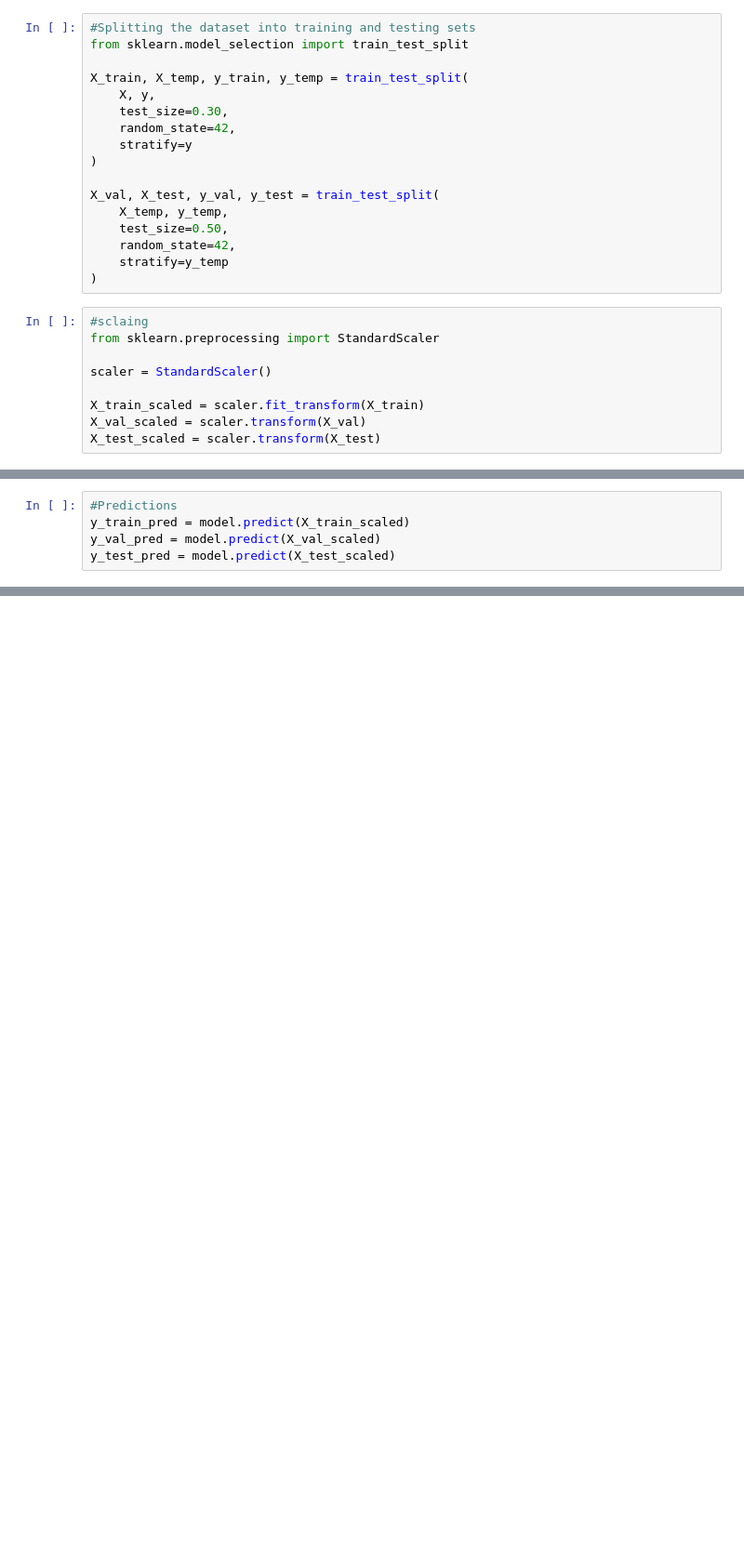
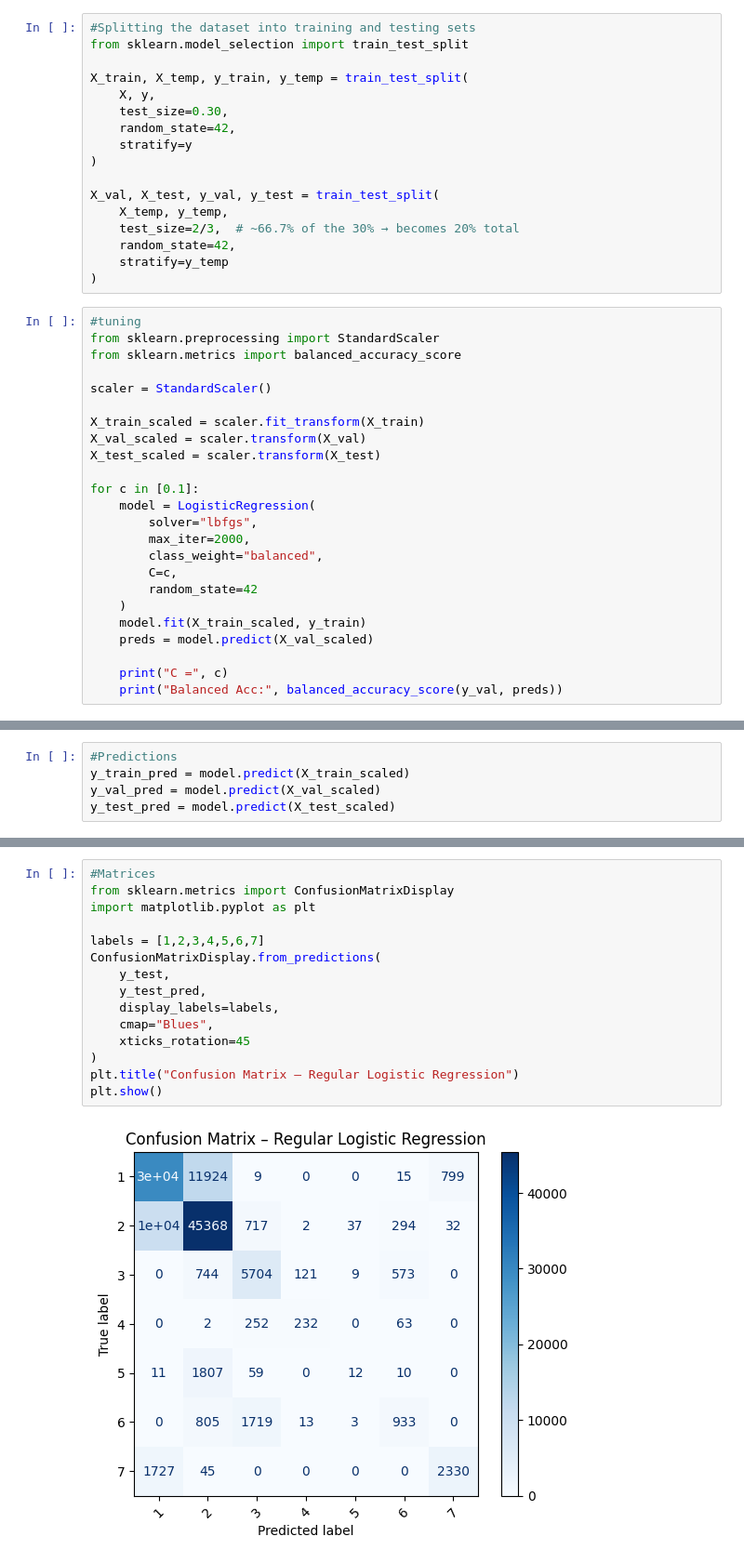
Before and after one commit to JumDum1101/ML_Project, a Jupyter notebook: logistic_regression.ipynb, the cells around one changed output, grey strips where cells are left out. Shown at 93% size. Cells and saved outputs as stored; diff of their text form; blank space fills up the shorter version.

```diff
--- a/logistic_regression.ipynb
+++ b/logistic_regression.ipynb
@@ -85,16 +85,31 @@ X_train, X_temp, y_train, y_temp = train_test_split(
 
 X_val, X_test, y_val, y_test = train_test_split(
     X_temp, y_temp,
-    test_size=0.50,
+    test_size=2/3,  # ~66.7% of the 30% → becomes 20% total
     random_state=42,
     stratify=y_temp
 )
 # %%
-#sclaing
+#tuning
 from sklearn.preprocessing import StandardScaler
+from sklearn.metrics import balanced_accuracy_score
 
 scaler = StandardScaler()
 
 X_train_scaled = scaler.fit_transform(X_train)
 X_val_scaled = scaler.transform(X_val)
 X_test_scaled = scaler.transform(X_test)
+
+for c in [0.1]:
+    model = LogisticRegression(
+        solver="lbfgs",
+        max_iter=2000,
+        class_weight="balanced",
+        C=c,
+        random_state=42
+    )
+    model.fit(X_train_scaled, y_train)
+    preds = model.predict(X_val_scaled)
+
+    print("C =", c)
+    print("Balanced Acc:", balanced_accuracy_score(y_val, preds))
@@ -142,0 +209,17 @@ weighted avg       0.70      0.60      0.63     87152
+# %%
+#Matrices
+from sklearn.metrics import ConfusionMatrixDisplay
+import matplotlib.pyplot as plt
+
+labels = [1,2,3,4,5,6,7]
+ConfusionMatrixDisplay.from_predictions(
+    y_test,
+    y_test_pred,
+    display_labels=labels,
+    cmap="Blues",
+    xticks_rotation=45
+)
+plt.title("Confusion Matrix – Regular Logistic Regression")
+plt.show()
+# %% [output]
+[figure, added]
```
Also changed, not shown: parts of 7 cells of this notebook.
